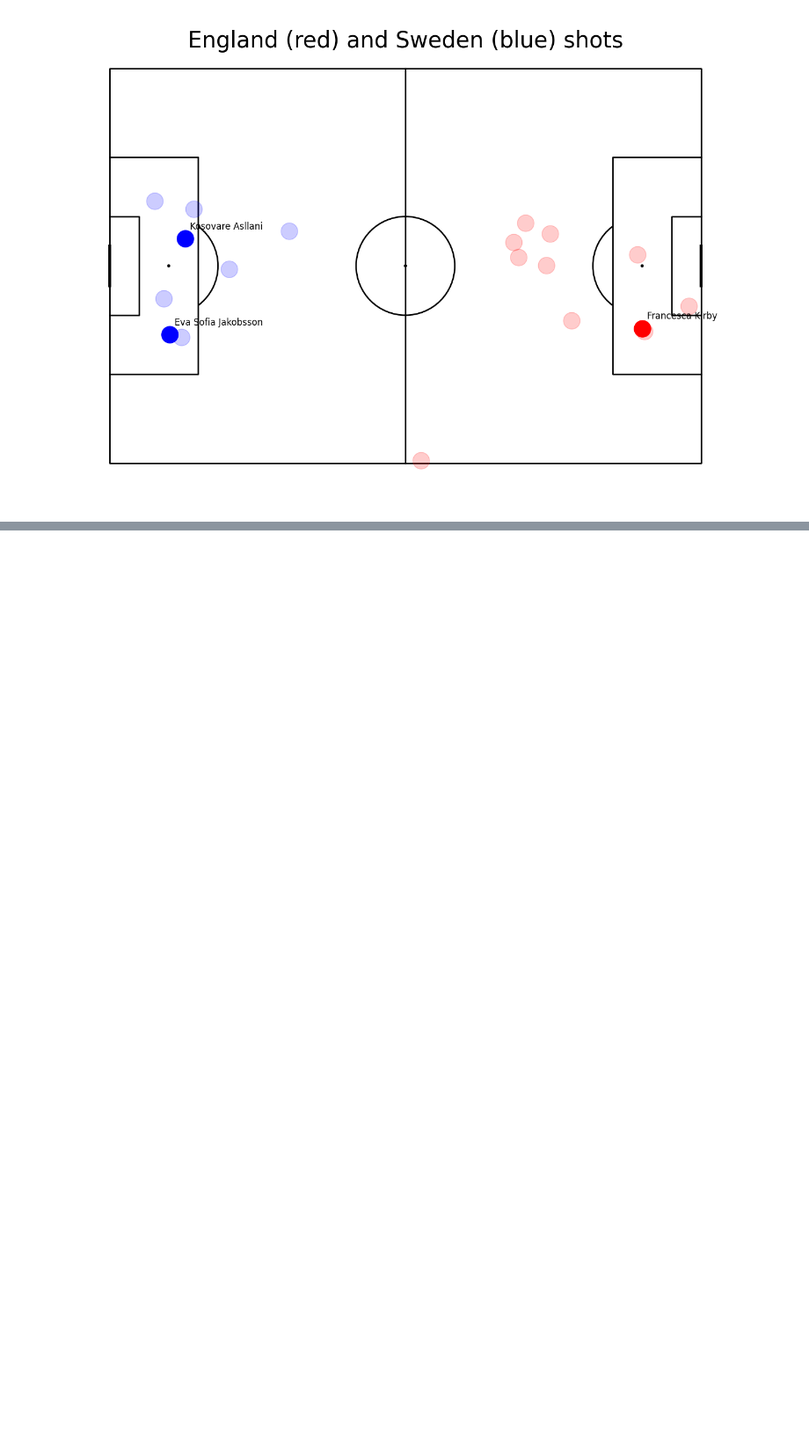
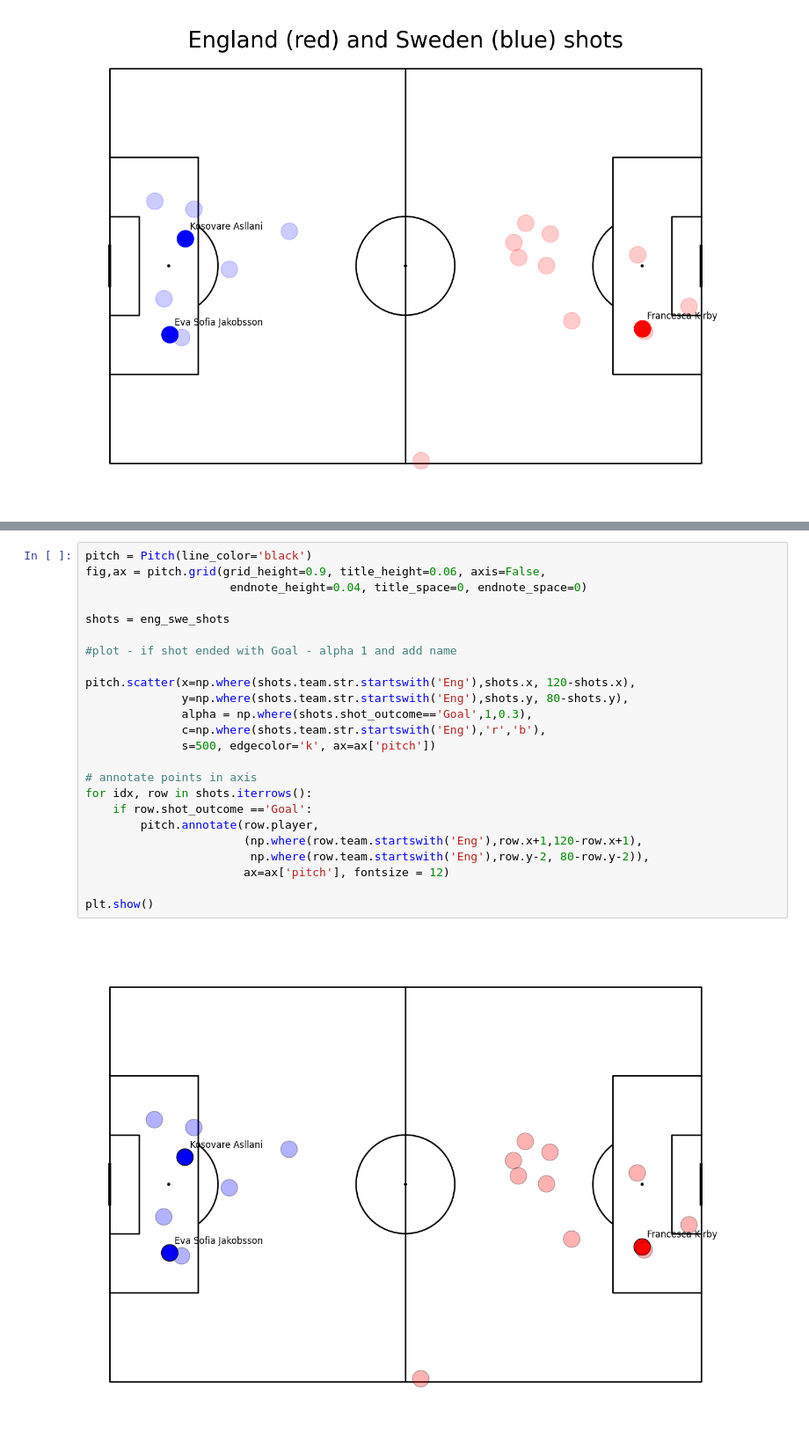
Before and after one commit to khoffLSU/footy_analytics, a Jupyter notebook: Visualizing Football.ipynb, the cells around one changed output, grey strips where cells are left out. Shown at 88% size. Cells and saved outputs as stored; diff of their text form; blank space fills up the shorter version.

Commit message:
Refactor shot plotting cell in notehook

```diff
--- a/Visualizing Football.ipynb
+++ b/Visualizing Football.ipynb
@@ -182,0 +186,26 @@ plt.show()
+# %%
+pitch = Pitch(line_color='black')
+fig,ax = pitch.grid(grid_height=0.9, title_height=0.06, axis=False,
+                     endnote_height=0.04, title_space=0, endnote_space=0)
+
+shots = eng_swe_shots
+
+#plot - if shot ended with Goal - alpha 1 and add name
+
+pitch.scatter(x=np.where(shots.team.str.startswith('Eng'),shots.x, 120-shots.x),
+              y=np.where(shots.team.str.startswith('Eng'),shots.y, 80-shots.y),
+              alpha = np.where(shots.shot_outcome=='Goal',1,0.3),
+              c=np.where(shots.team.str.startswith('Eng'),'r','b'),
+              s=500, edgecolor='k', ax=ax['pitch'])
+
+# annotate points in axis
+for idx, row in shots.iterrows():
+    if row.shot_outcome =='Goal':
+        pitch.annotate(row.player,
+                       (np.where(row.team.startswith('Eng'),row.x+1,120-row.x+1),
+                        np.where(row.team.startswith('Eng'),row.y-2, 80-row.y-2)),
+                       ax=ax['pitch'], fontsize = 12)
+
+plt.show()
+# %% [output]
+[figure, added]
```
Also changed, not shown: parts of 1 cell of this notebook.
